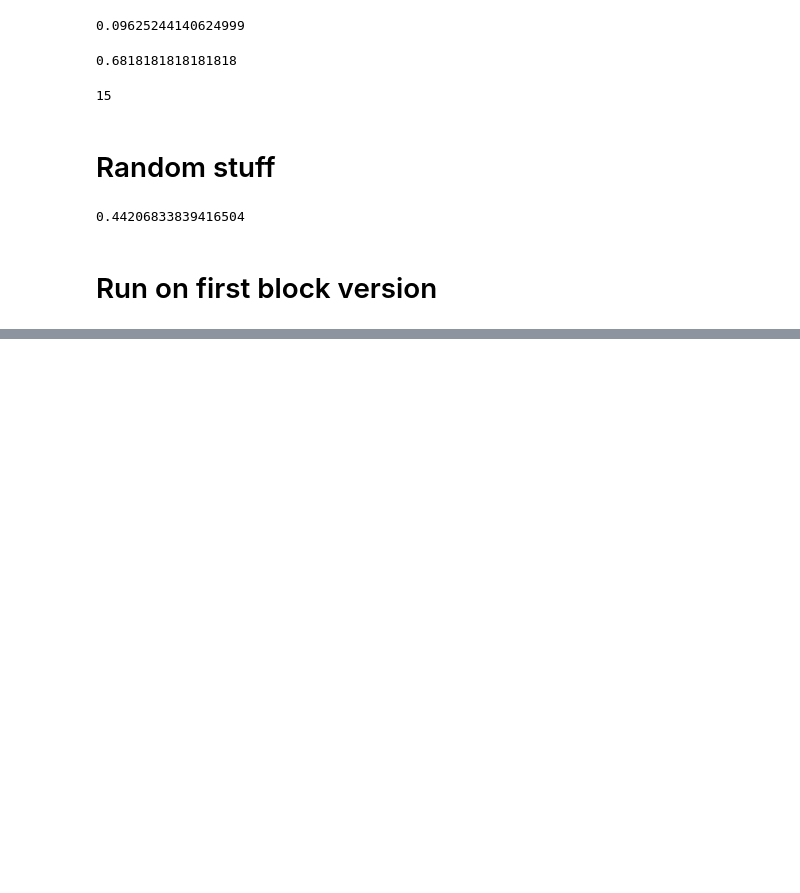
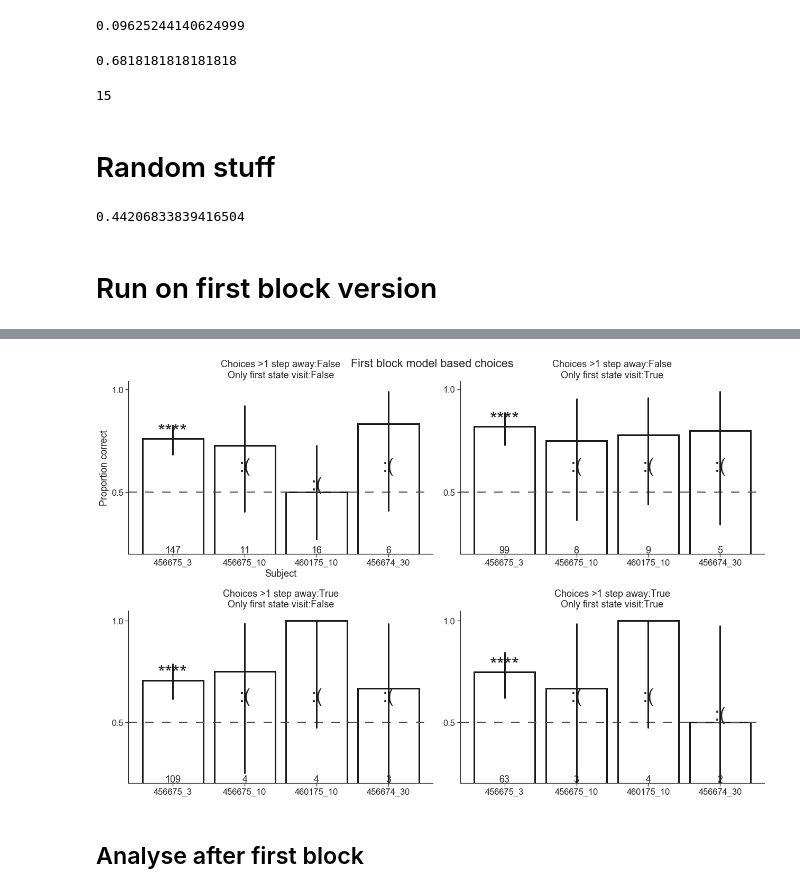
Before and after one commit to yves-weissenberger/line_loop, a Jupyter notebook: project_notebooks/line_loop/navi/model_based_analysis_new_data.ipynb, the cells around one changed output, grey strips where cells are left out. Drawn from its saved outputs; the diff is of its cells as text; code cells hidden in the pictures; blank space fills up the shorter version.

Commit message:
full implementation of model based analysis

```diff
--- a/project_notebooks/line_loop/navi/model_based_analysis_new_data.ipynb
+++ b/project_notebooks/line_loop/navi/model_based_analysis_new_data.ipynb
@@ -266,8 +259,8 @@ perf
 #ROOT = '/Users/yves/Documents/beh_dat_new_room/line_loop_batch_4_RUNNAVI/'
 
 #ROOT = '/Users/yves/Documents/behavior_data/line_loop_cohort_1/line_loop_batch_4_RUNNAVI/'
-ROOT = '/Users/yves/Documents/beh_dat_new_room/line_loop_batch_3NAVI/'
-#ROOT = '/Users/yves/Documents/beh_dat_new_room/line_loop_batch_3NAVI_toLOOP//'
+#ROOT = '/Users/yves/Documents/beh_dat_new_room/line_loop_batch_3NAVI/'
+ROOT = '/Users/yves/Documents/beh_dat_new_room/line_loop_batch_3NAVI_males/'
 
 allFs = [os.path.join(ROOT,i) for i in os.listdir(ROOT)]
 allFs = [i for i in allFs if not os.path.isdir(i)]
@@ -304,7 +334,7 @@ for fpath in allFs:
     transition_mtx,_,_,_= get_transition_matrix(state_seq,
                                                 rew_list,
                                                 forced_seq,
-                                                minNrew=10)
+                                                minNrew=0)
 
     rewarded_pokes = np.concatenate([[0],np.where(rew_list)[0]])
     trial_starts = rewarded_pokes[:-1]
@@ -343,7 +373,7 @@ for fpath in allFs:
             free_choice_trial = forced_seq[pk_ctr]==False
             state = state_seq[pk_ctr]
             next_state = state_seq[pk_ctr+1]
-            same_as_prev_pol = policy_changed_with_rew_loc(state_seq,rew_loc,prev_diff_rew_loc)
+            same_as_prev_pol = policy_changed_with_rew_loc(pk_ctr,state_seq,rew_loc,prev_diff_rew_loc)
             check1.append(st_dist)
             update_condition_list = [free_choice_trial,              #NOT a forced trial
                                      prev_diff_rew_loc is not None,  #ignore first block in session
@@ -489,9 +519,8 @@ def run_first_block_model_based_analysis(allFs,ignore_distance=False,ignore_firs
                 prev_direction = None
                 exp_dirs = [] #experienced directions
                 prev_diff_rew_loc = prev_rew_loc
-                visited_states = []
 
-
+            visited_states = []
             direction = (rew_loc - state_seq[st+1])>0 #which side are you approaching the reward from
 
             start_state_trial = state_seq[st+1]
@@ -517,7 +546,8 @@ def run_first_block_model_based_analysis(allFs,ignore_distance=False,ignore_firs
                 if all(update_condition_list):
                     if verbose:
                         print(("!"*80 + "\n")*3)
-                        print('state:{},nextstate:{},rew_loc:{},correct:{}'.format(state,state_seq[pk_ctr+1],rew_loc,int(d1<d0)))
+                        print_list = (state,state_seq[pk_ctr+1],rew_loc,int(d1<d0))
+                        print('state:{},nextstate:{},rew_loc:{},correct:{}'.format(print_list)
                         print(pk_ctr,os.path.split(fpath)[-1])
                         print(state_seq[st+1:nd+1])
                         print('\n')
@@ -578,5 +628,43 @@ for ign_d,ign_f in param_combos:
 
     for allFs in all_Fs_sets:
         perf,trial_ctr = run_first_block_model_based_analysis(allFs,ignore_distance=ign_d,ignore_first_visit=ign_f)
-        allres.append([perf/trial_ctr,perf,trial_ctr,ign_d,ign_f])
+        if trial_ctr==0: trial_ctr = np.nan
+        allres.append([perf/trial_ctr,perf,trial_ctr,ign_d==False,ign_f==False])
     all_param_res.append(allres)
+# %%
+plt.figure(figsize=(18,12))
+plt.suptitle("First block model based choices")
+for kk,allres in enumerate(all_param_res):
+
+    plt.subplot(2,2,kk+1)
+    plt.title("Choices >1 step away:{}\nOnly first state visit:{}".format(allres[0][-2],allres[0][-1]))
+
+    mu = np.array([i[0] for i in allres])
+    ci = np.array([np.array(proportion.proportion_confint(i[1],i[2],alpha=.05,method='binom_test')) for i in allres])
+    pvals = [stt.binom_test(i[1],i[2]) for i in allres]
+
+    for subj_ix in range(len(subjects)):
+        plt.plot([subj_ix]*2,ci[subj_ix],color='k',linewidth=3,zorder=100)
+        plt.gca().annotate(str(allres[subj_ix][2]),(subj_ix,.205),ha='center')
+        pvalue = pvals[subj_ix]
+        if pvalue<0.05:
+            print_text = '*'*int(np.clip(np.floor(0.05/pvalue),0,4))
+            plt.gca().annotate(print_text,(subj_ix,np.clip(mu[subj_ix]+.01,0,.9)),size=36, ha='center')
+        else:
+            plt.gca().annotate(':(',(subj_ix,np.clip(mu[subj_ix]+.01,0,.6)),size=36, ha='center')
+
+    #plt.errorbar(range(4),mu,yerr=(mu[:,None]+ci).T,color='k',linewidth=0,elinewidth=3)
+    plt.bar(range(len(allres)),[i[0] for i in allres],facecolor='w',edgecolor='k',linewidth=3,width=.85)
+    plt.ylim(.2)
+    plt.axhline(y=0.5,dashes=(8,8),color='.3',linewidth=2)
+    if kk==0:
+        plt.ylabel("Proportion correct")
+        plt.xlabel("Subject")
+    plt.xticks(range(len(allres)),subjects)
+    plt.locator_params('y',nbins=3)
+plt.tight_layout()
+seaborn.despine()
+# %% [output]
+[figure, added]
+# %% [markdown]
+## Analyse after first block
```
Also changed, not shown: parts of 32 cells of this notebook, 2 other files.
